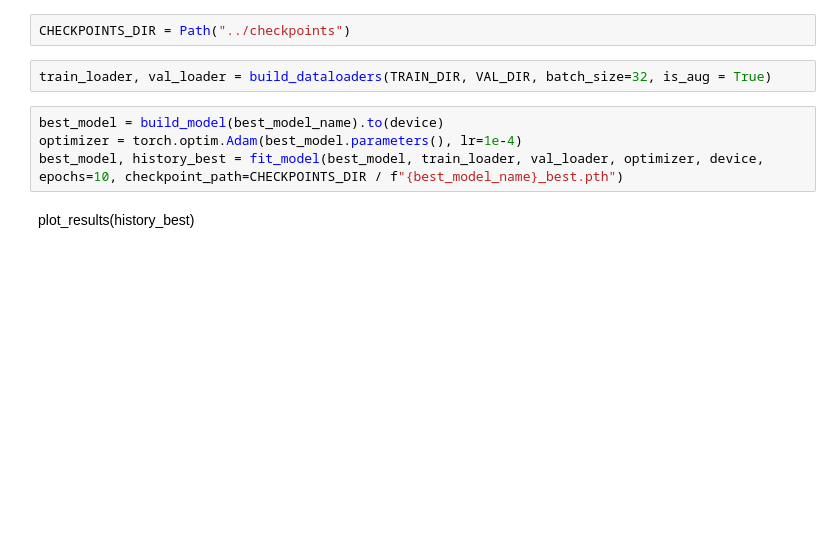
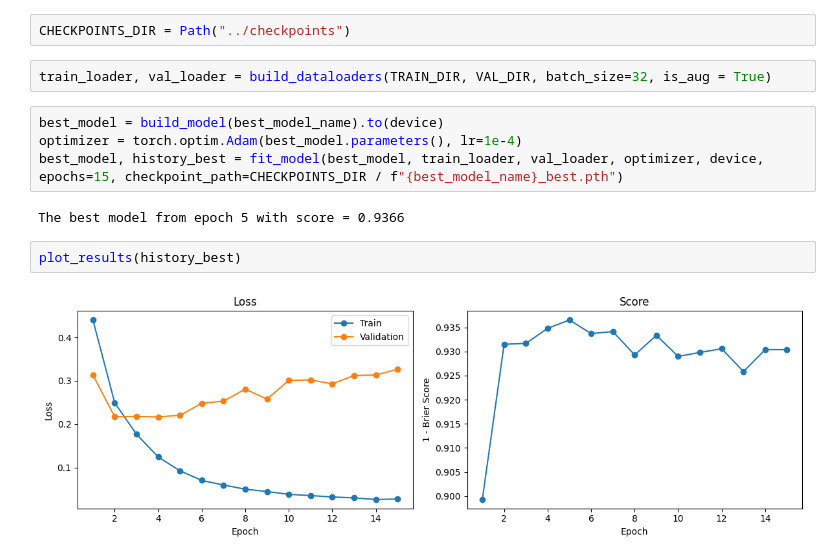
Before and after one commit to villerbond/avito-text-orientation, a Jupyter notebook: notebooks/02_training_and_experiments.ipynb, the cells around one changed output. Cells and saved outputs as stored; diff of their text form; blank space fills up the shorter version.

Commit message:
Updated 02_training_and_experiments.ipynb and trained best model

```diff
--- a/notebooks/02_training_and_experiments.ipynb
+++ b/notebooks/02_training_and_experiments.ipynb
@@ -125,6 +150,10 @@ train_loader, val_loader = build_dataloaders(TRAIN_DIR, VAL_DIR, batch_size=32,
 # %%
 best_model = build_model(best_model_name).to(device)
 optimizer = torch.optim.Adam(best_model.parameters(), lr=1e-4)
-best_model, history_best = fit_model(best_model, train_loader, val_loader, optimizer, device, epochs=10, checkpoint_path=CHECKPOINTS_DIR / f"{best_model_name}_best.pth")
+best_model, history_best = fit_model(best_model, train_loader, val_loader, optimizer, device, epochs=15, checkpoint_path=CHECKPOINTS_DIR / f"{best_model_name}_best.pth")
+# %% [output]
+The best model from epoch 5 with score = 0.9366
-# %% [markdown]
-plot_results(history_best)
+# %%
+plot_results(history_best)
+# %% [output]
+[figure, added]
```
Also changed, not shown: parts of 5 cells of this notebook.
